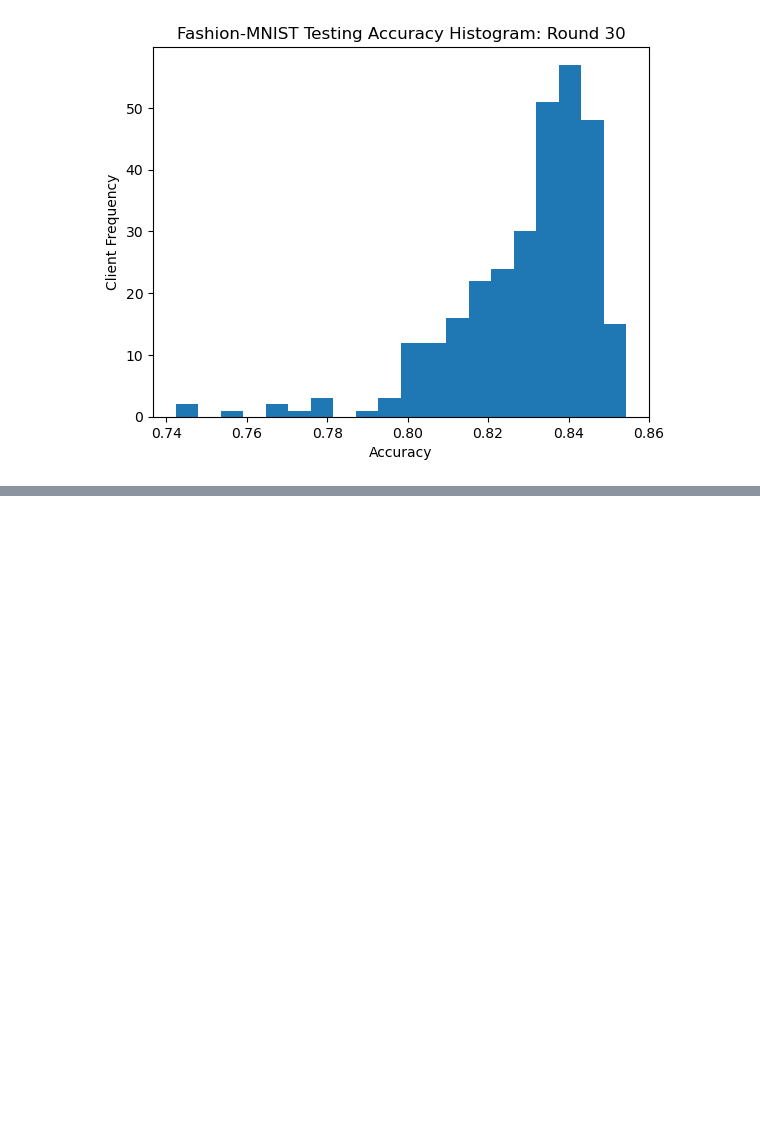
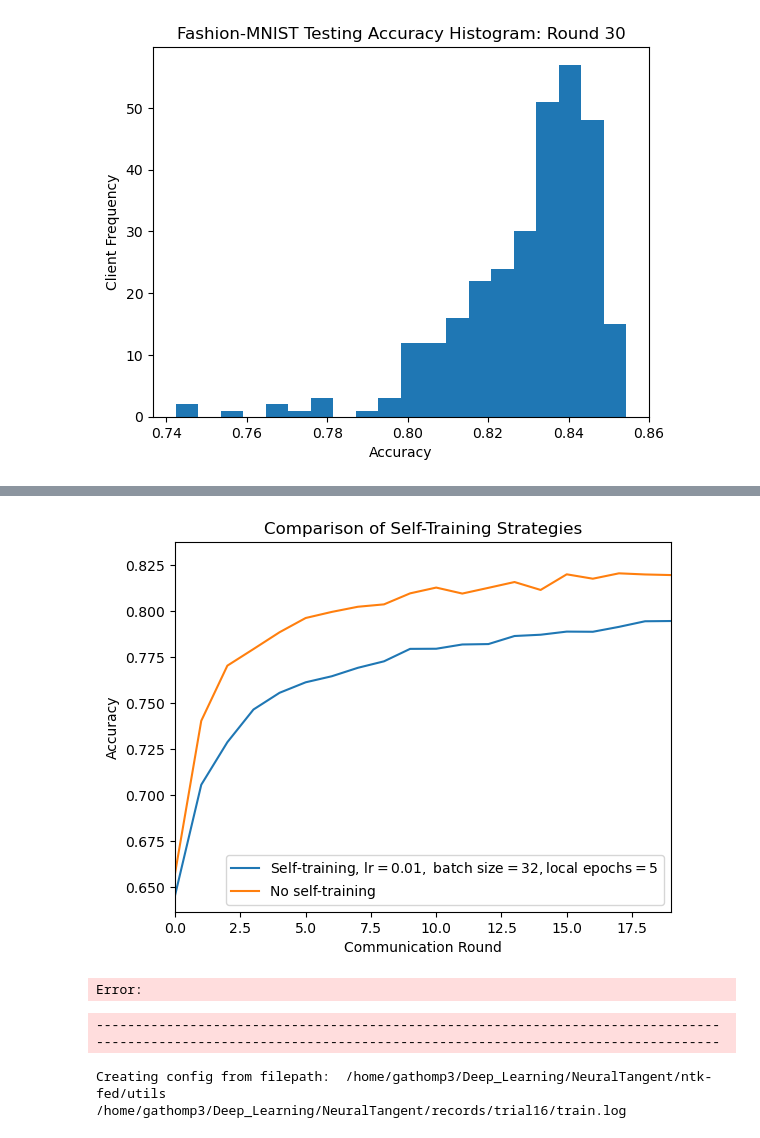
Before and after one commit to Gabe-Thomp/ntk-dfl, a Jupyter notebook: notebooks/plotting.ipynb, the cells around one changed output, grey strips where cells are left out. Cells and saved outputs as stored; diff of their text form; code cells hidden in the pictures; blank space fills up the shorter version.

```diff
--- a/notebooks/plotting.ipynb
+++ b/notebooks/plotting.ipynb
@@ -412,0 +380,26 @@ plt.plot(np.array(rec["pre_sgd_acc"])[:,4])
+# %%
+fps =  ["/home/gathomp3/Deep_Learning/NeuralTangent/records/trial13/27_06_01_23.dat", "/home/gathomp3/Deep_Learning/NeuralTangent/records/trial3/24_06_04_45.dat"]
+rec = open_dat(fps[0])
+plt.plot(np.array(rec["testing_accuracy"]).mean(axis=1)[1:], label=r"Self-training, $\text{lr}=0.01,\ \text{batch size}=32, \text{local epochs}=5$")
+rec = open_dat(fps[1])
+plt.plot(np.array(rec["testing_accuracy"]).mean(axis=1), label="No self-training")
+plt.legend()
+plt.xlabel("Communication Round")
+plt.ylabel("Accuracy")
+plt.xlim(0, 19)
+plt.title("Comparison of Self-Training Strategies")
+plt.show()
+# %% [output]
+[figure, added]
+Error:
+# %%
+setup("config_random_graph_st.yaml")
+fps = ["/home/gathomp3/Deep_Learning/NeuralTangent/records/trial1/17_06_15_56.dat",
+       "/home/gathomp3/Deep_Learning/NeuralTangent/records/trial2/14_06_01_57.dat",
+       "/home/gathomp3/Deep_Learning/NeuralTangent/records/trial3/24_06_04_45.dat"]
+recs = [open_dat(fp) for fp in fps]
+# %% [output]
+--------------------------------------------------------------------------------
+--------------------------------------------------------------------------------
+Creating config from filepath:  /home/gathomp3/Deep_Learning/NeuralTangent/ntk-fed/utils
+/home/gathomp3/Deep_Learning/NeuralTangent/records/trial16/train.log
```
Also changed, not shown: parts of 19 cells of this notebook, 9 other files.
